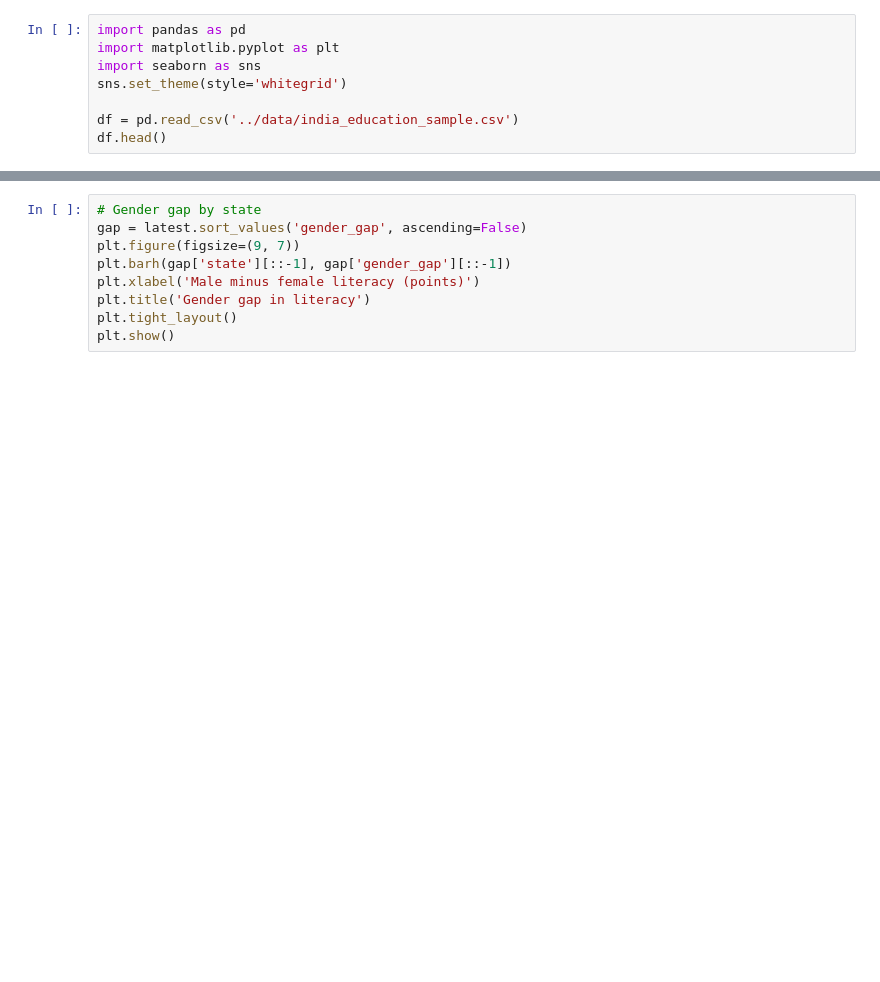
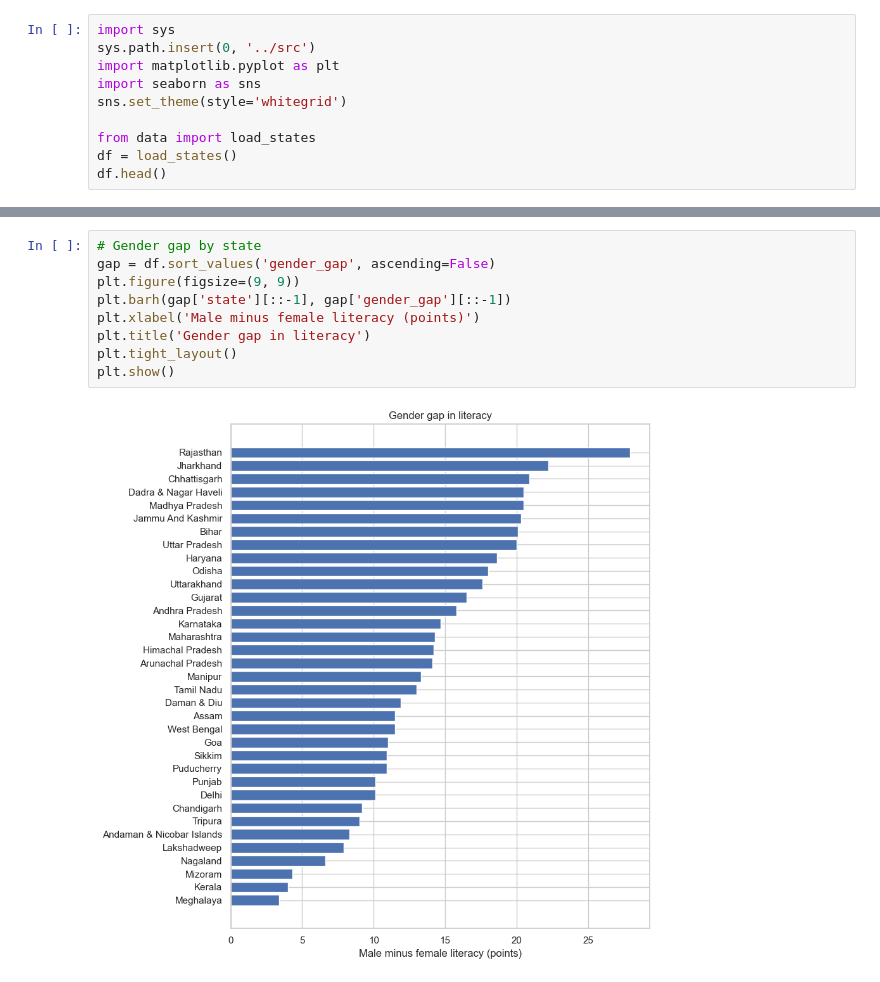
Before and after one commit to Ganatra-Ruchir/india-education-gap-analysis, a Jupyter notebook: notebooks/exploration.ipynb, the cells around one changed output, grey strips where cells are left out. Drawn from its saved outputs; the diff is of its cells as text; blank space fills up the shorter version.

```diff
--- a/notebooks/exploration.ipynb
+++ b/notebooks/exploration.ipynb
@@ -7,8 +7,10 @@ Interactive walkthrough of the analysis. Run the data generator first (`python .
 # %%
-import pandas as pd
+import sys
+sys.path.insert(0, '../src')
 import matplotlib.pyplot as plt
 import seaborn as sns
 sns.set_theme(style='whitegrid')
 
-df = pd.read_csv('../data/india_education_sample.csv')
+from data import load_states
+df = load_states()
 df.head()
@@ -23,9 +54,11 @@ latest.sort_values('literacy_overall', ascending=False).head(10)
 # %%
 # Gender gap by state
-gap = latest.sort_values('gender_gap', ascending=False)
-plt.figure(figsize=(9, 7))
+gap = df.sort_values('gender_gap', ascending=False)
+plt.figure(figsize=(9, 9))
 plt.barh(gap['state'][::-1], gap['gender_gap'][::-1])
 plt.xlabel('Male minus female literacy (points)')
 plt.title('Gender gap in literacy')
 plt.tight_layout()
 plt.show()
+# %% [output]
+[figure, added]
```
Also changed, not shown: parts of 8 cells of this notebook, 23 other files.
